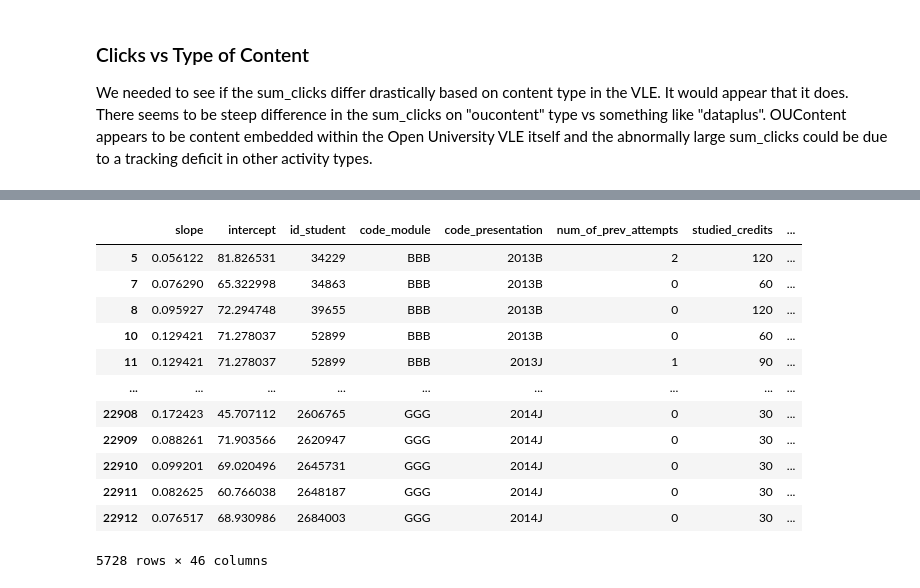
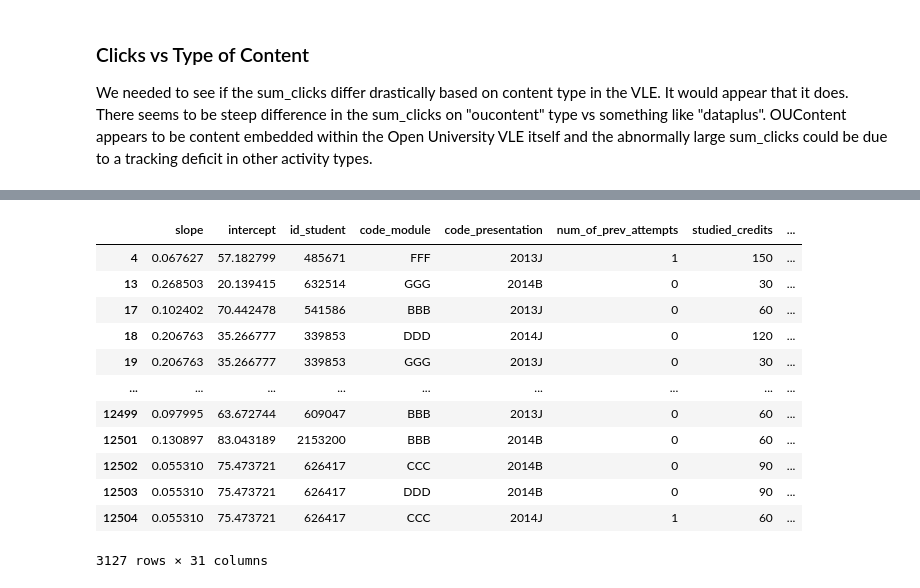
Before and after one commit to Tanyk2004/CS370-ERS, a Jupyter notebook: recommender.ipynb, the cells around one changed output, grey strips where cells are left out. Cells and saved outputs as stored; diff of their text form; code cells hidden in the pictures.

```diff
--- a/recommender.ipynb
+++ b/recommender.ipynb
@@ -19,3 +23,11 @@ student_info_df = pd.read_csv('data/studentInfo.csv')
 student_reg_df = pd.read_csv('data/studentRegistration.csv')
 student_vle_df = pd.read_csv('data/studentVle.csv')
 vle_df = pd.read_csv('data/vle.csv')
+# %%
+assessments_df, test_assessments_df = train_test_split(assessments_df, test_size=0.2, random_state=42)
+courses_df, test_courses_df = train_test_split(courses_df, test_size=0.2, random_state=42)
+student_assessment_df, test_student_assessment_df = train_test_split(student_assessment_df, test_size=0.2, random_state=42)
+student_info_df, test_student_info_df = train_test_split(student_info_df, test_size=0.2, random_state=42)
+student_reg_df, test_student_reg_df = train_test_split(student_reg_df, test_size=0.2, random_state=42)
+student_vle_df, test_student_vle_df = train_test_split(student_vle_df, test_size=0.2, random_state=42)
+vle_df, test_vle_df = train_test_split(vle_df, test_size=0.2, random_state=42)
@@ -21,0 +58,3 @@ vle_df = pd.read_csv('data/vle.csv')
+# %%
+student_info_df.drop(inplace=True, columns=['gender', 'region'])
+student_info_df.head()
@@ -23,7 +69,7 @@ vle_df = pd.read_csv('data/vle.csv')
 # divide the courses into B and J categories based on "code_presentation" because the structure of these
 # presentations is different
 
-student_vle_df = pd.merge(student_vle_df, vle_df, on='id_site')
+# student_vle_df = pd.merge(student_vle_df, vle_df, on='id_site')
 
 # * Pre processing Assessments
 courses_B_df = courses_df[courses_df['code_presentation'].str.contains('B')]
@@ -31,6 +77,7 @@ courses_J_df = courses_df[courses_df['code_presentation'].str.contains('J')]
 
 # * Pre processing Assessments
 student_assessment_df = pd.merge(student_assessment_df, assessments_df, on='id_assessment')
+student_assessment_df = pd.get_dummies(student_assessment_df, columns=["assessment_type", "code_presentation"])
 assessments_df.dropna(how='any', inplace=True)
 assessments_df = pd.get_dummies(assessments_df, columns=["assessment_type"])
 assessments_df["date"] = [int(date / 7) for date in assessments_df["date"]]
@@ -48,11 +95,9 @@ vle_J_df = vle_df[vle_df['code_module'].isin(courses_J_df['code_module'])]
 
 # * Pre processing Student Info Dataset
 student_info_df.dropna(how='any', inplace=True)
-student_info_df = pd.get_dummies(student_info_df, columns=["gender", "region", "highest_education", "imd_band", "age_band", "disability", "final_result"])
+student_info_df = pd.get_dummies(student_info_df, columns=["highest_education", "imd_band", "age_band", "disability", "final_result"])
 student_info_B_df = student_info_df[student_info_df['code_module'].isin(courses_B_df['code_module'])]
 student_info_J_df = student_info_df[student_info_df['code_module'].isin(courses_J_df['code_module'])]
-
-# student_vle_df["date"].unique()
 # %%
 def get_vle_interaction_by_site(id_site):
     """
@@ -194,7 +296,7 @@ import datetime
 import numpy as np
 
 # Get sucessful student ids
-def get_student_assessment_trends(student_info_dataframe):
+def get_student_assessment_trends_slope(student_info_dataframe):
     """
     Returns the ids of successful students
     Currently the heuristic is to find students with a positive slope in their assessment scores
@@ -203,65 +305,50 @@ def get_student_assessment_trends(student_info_dataframe):
     # plot student assessment trends
     student_assessment_df_merged = pd.merge(student_assessment_df, assessments_df, on='id_assessment')
     student_trend_df = pd.DataFrame()
-    # print(student_assessment_df_merged.groupby('id_student')["score"].count())
-
 
     for index, student in tqdm(student_info_dataframe.iterrows(), total=student_info_dataframe.shape[0], desc="Processing Students"):
         student_scores = get_student_assessment_scores(student["id_student"])
+
         if (student_scores.empty):
             continue
+
         student_scores = student_scores.dropna(how='any', inplace=False)
-        # print("Scores: ", student_scores)
 
         # calculate a linear regression line for the student scores
         x = student_scores["date"].values.reshape(-1, 1)
         y = student_scores["score"].values.reshape(-1, 1)
         if x.size == 0 or y.size == 0:
-            continue
+           continue
         model = LinearRegression()
         model.fit(x, y)
         m = model.coef_[0][0]
         b = model.intercept_[0]
         if x.size > 4:
             new_row = pd.DataFrame([{"slope": m, "intercept": b, "id_student": student["id_student"]}])
             student_trend_df = pd.concat([student_trend_df, new_row], ignore_index=True)
 
-        # y_pred = m * x + b
-        # plt.scatter(x, y, color='blue', label='Actual Scores')
-        # plt.plot(x, y_pred, color='red', linewidth=2, label='Regression Line')
-        # plt.xlabel('Date')
-        # plt.ylabel('Score')
-        # plt.legend()
-        # plt.xticks(rotation=45)
-        # plt.show()
-
-        # print(f"Slope (m): {m}")
-        # print(f"Intercept (b): {b}")
-
-        # print(student_scores)
     student_trend_df = pd.merge(student_trend_df, student_info_dataframe, on='id_student')
     return student_trend_df
-    # return student_trend_df[student_trend_df["slope"] > student_trend_df["slope"].describe()["75%"]]
 
 def get_successful_student_trends(student_info_dataframe):
-    df = get_student_assessment_trends(student_info_dataframe)
+    df = get_student_assessment_trends_slope(student_info_dataframe)
     return df[df["slope"] > df["slope"].describe()["75%"]]
 
 get_successful_student_trends(student_info_B_df)
 # %% [output]
 |  | slope | intercept | id_student | code_module | code_presentation | num_of_prev_attempts | studied_credits | ... |
-| 5 | 0.056122 | 81.826531 | 34229 | BBB | 2013B | 2 | 120 | ... |
-| 7 | 0.076290 | 65.322998 | 34863 | BBB | 2013B | 0 | 60 | ... |
-| 8 | 0.095927 | 72.294748 | 39655 | BBB | 2013B | 0 | 120 | ... |
-| 10 | 0.129421 | 71.278037 | 52899 | BBB | 2013B | 0 | 60 | ... |
-| 11 | 0.129421 | 71.278037 | 52899 | BBB | 2013J | 1 | 90 | ... |
+| 4 | 0.067627 | 57.182799 | 485671 | FFF | 2013J | 1 | 150 | ... |
+| 13 | 0.268503 | 20.139415 | 632514 | GGG | 2014B | 0 | 30 | ... |
+| 17 | 0.102402 | 70.442478 | 541586 | BBB | 2013J | 0 | 60 | ... |
+| 18 | 0.206763 | 35.266777 | 339853 | DDD | 2014J | 0 | 120 | ... |
+| 19 | 0.206763 | 35.266777 | 339853 | GGG | 2013J | 0 | 30 | ... |
 | ... | ... | ... | ... | ... | ... | ... | ... | ... |
-| 22908 | 0.172423 | 45.707112 | 2606765 | GGG | 2014J | 0 | 30 | ... |
-| 22909 | 0.088261 | 71.903566 | 2620947 | GGG | 2014J | 0 | 30 | ... |
-| 22910 | 0.099201 | 69.020496 | 2645731 | GGG | 2014J | 0 | 30 | ... |
-| 22911 | 0.082625 | 60.766038 | 2648187 | GGG | 2014J | 0 | 30 | ... |
-| 22912 | 0.076517 | 68.930986 | 2684003 | GGG | 2014J | 0 | 30 | ... |
+| 12499 | 0.097995 | 63.672744 | 609047 | BBB | 2013J | 0 | 60 | ... |
+| 12501 | 0.130897 | 83.043189 | 2153200 | BBB | 2014B | 0 | 60 | ... |
+| 12502 | 0.055310 | 75.473721 | 626417 | CCC | 2014B | 0 | 90 | ... |
+| 12503 | 0.055310 | 75.473721 | 626417 | DDD | 2014B | 0 | 90 | ... |
+| 12504 | 0.055310 | 75.473721 | 626417 | CCC | 2014J | 1 | 60 | ... |
-5728 rows × 46 columns
+3127 rows × 31 columns
 # %%
 def knn_recommender(id_student, selective_student_info_dataframe, k=5):
     """
```
Also changed, not shown: parts of 18 cells of this notebook, 3 other files.
